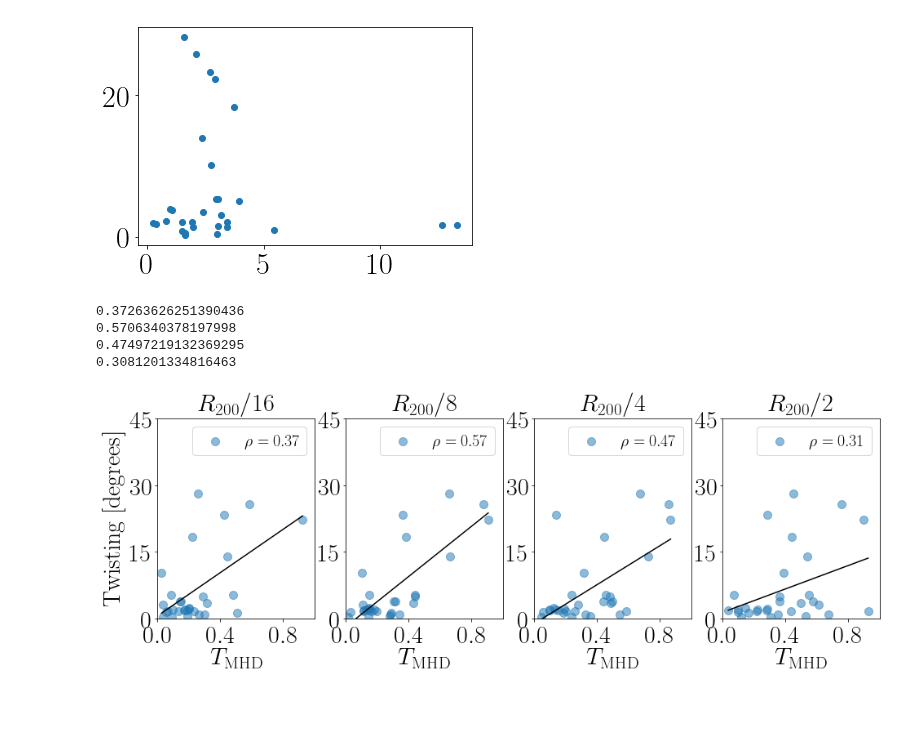
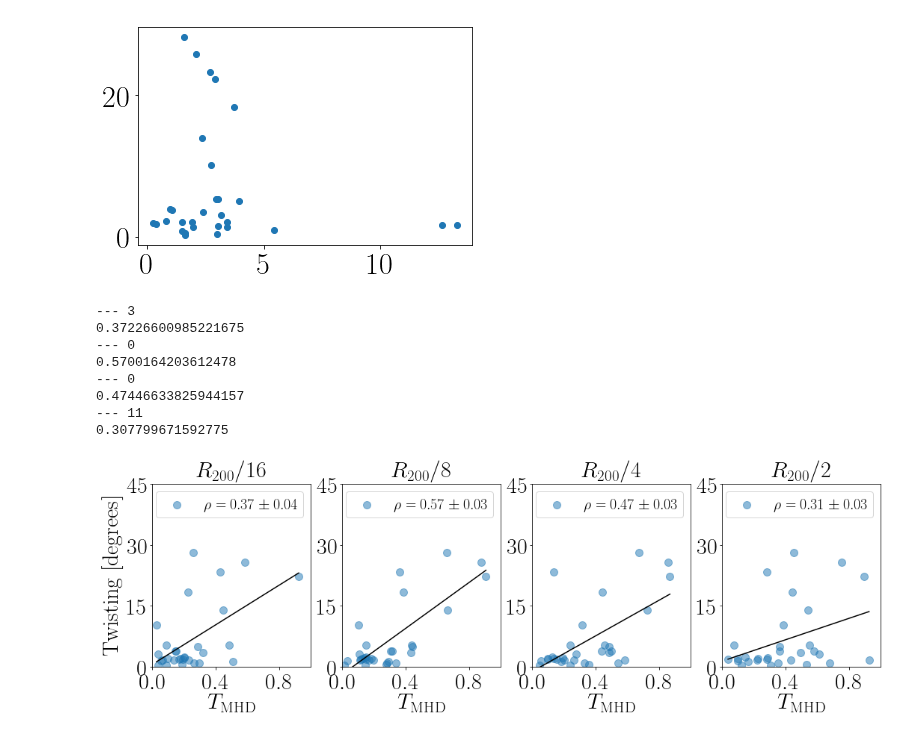
Before and after one commit to jdprada1760/Paper_Halo_shapes, a Jupyter notebook: Code/Star_Disk_DM_Alignment.ipynb, the cells around one changed output. Drawn from its saved outputs; the diff is of its cells as text; code cells hidden in the pictures; blank space fills up the shorter version.

```diff
--- a/Code/Star_Disk_DM_Alignment.ipynb
+++ b/Code/Star_Disk_DM_Alignment.ipynb
@@ -360,6 +364,17 @@ main_props['f_acc'] = disk_properties[:,11]
 main_props['bulge_age'] = age_stars[:,2]
 main_props['disc_age'] = age_stars[:,1]
 main_props['halo_age'] = age_dark_matter[:,1]
+# %%
+def my_spearmanr_stats(x_values, y_values):
+    n_points = len(x_values)
+    r_values = np.ones(n_points)
+    for i in range(n_points):
+        new_x = np.delete(x_values, i)
+        new_y = np.delete(y_values, i)
+        r_values[i], p_values = scipy.stats.spearmanr(new_x, b=new_y)
+    #print(len(x_values), len(y_values))
+
+    return np.mean(r_values), np.std(r_values)
 # %%
 plt.figure(figsize=(18,5))
 xlabel = dict()
@@ -402,13 +417,13 @@ for i_axis, props in enumerate([ 'bulge_age', 'disc_age', 'halo_age']):
     delta_angles_DM = np.std(angles_DM, axis=0)
     print(np.median(delta_angles), np.mean(delta_angles), np.std(delta_angles))
     print(np.shape(angles))
-    r_value_spearman, p_values = scipy.stats.spearmanr(main_props[props], delta_angles)
+    r_value_spearman, r_value_sigma = my_spearmanr_stats(main_props[props], delta_angles)
     slope, intercept, r_value, p_value, std_err = scipy.stats.linregress(main_props[props], delta_angles)
     x = np.linspace(main_props[props].min(), main_props[props].max(), 20)
     y = slope*x + intercept
     plt.plot(x, y, color='black')
 
-    plt.scatter(main_props[props], delta_angles, s=200, alpha=0.5, label=r'$\rho = {:.2f}$'.format(r_value_spearman))
+    plt.scatter(main_props[props], delta_angles, s=200, alpha=0.5, label=r'$\rho = {:.2f}\pm{:.2f}$'.format(r_value_spearman, r_value_sigma))
     #plt.ylabel(r'$\Delta \arccos (\mid \hat{c}_{\rm halo} \cdot \hat{c}_{\rm disk}\mid) [{\rm degrees}]$')
     if i_axis==0:
         plt.ylabel(r'${\rm Twisting}\ [{\rm degrees}]$')
@@ -473,13 +491,13 @@ for i_axis, props in enumerate(['rho_gas','D/T','R_opt']):
     delta_angles_DM = np.std(angles_DM, axis=0)
     print(np.median(delta_angles), np.mean(delta_angles), np.std(delta_angles))
     print(np.shape(angles))
-    r_value_spearman, p_values = scipy.stats.spearmanr(main_props[props], delta_angles)
+    r_value_spearman, r_value_sigma = my_spearmanr_stats(main_props[props], delta_angles)
     slope, intercept, r_value, p_value, std_err = scipy.stats.linregress(main_props[props], delta_angles)
     x = np.linspace(main_props[props].min(), main_props[props].max(), 20)
     y = slope*x + intercept
     plt.plot(x, y, color='black')
 
-    plt.scatter(main_props[props], delta_angles, s=200, alpha=0.5, label=r'$\rho = {:.2f}$'.format(r_value_spearman))
+    plt.scatter(main_props[props], delta_angles, s=200, alpha=0.5, label=r'$\rho = {:.2f}\pm{:.2f}$'.format(r_value_spearman, r_value_sigma))
     #plt.ylabel(r'$\Delta \arccos (\mid \hat{c}_{\rm halo} \cdot \hat{c}_{\rm disk}\mid) [{\rm degrees}]$')
     if i_axis==0:
         plt.ylabel(r'${\rm Twisting}\ [{\rm degrees}]$')
@@ -717,38 +738,55 @@ print(np.mean(delta_angles_DM), np.mean(delta_angles))
 # %%
 i_radius = 1
 titles = dict()
 titles[0] = r"$R_{200}/16$"
 titles[1] = r"$R_{200}/8$"
 titles[2] = r"$R_{200}/4$"
 titles[3] = r"$R_{200}/2$"
 titles[4] = r"$R_{200}$"
 
-figure = plt.figure(figsize=(20,4.5))
+figure = plt.figure(figsize=(22,4.5))
 for i_radius in range(4):
     plt.subplot(1,5,i_radius+1)
     slope, intercept, r_value, p_value, std_err = scipy.stats.linregress(T_MHD[:,i_radius], delta_angles)
     x = np.linspace(T_MHD[:,i_radius].min(), T_MHD[:,i_radius].max(), 20)
     y = slope*x + intercept
     plt.plot(x, y, color='black')
 
-    r_value_spearman, p_values = scipy.stats.spearmanr(T_MHD[:,i_radius], delta_angles)
-    plt.scatter(T_MHD[:,i_radius],delta_angles,label= r"$\rho = {:.2f}$".format(r_value_spearman), s=100, alpha=0.5) # 1/8 R
+    r_value_spearman, r_value_sigma = my_spearmanr_stats(T_MHD[:,i_radius], delta_angles)
 
+
+    plt.scatter(T_MHD[:,i_radius],delta_angles,label= r"$\rho = {:.2f}\pm{:.2f}$".format(r_value_spearman, r_value_sigma),
+                s=100, alpha=0.5) # 1/8 R
+
+    count_lim = 0
+    for iii in range(100):
+        a = T_MHD[:,i_radius].copy()
+        b = delta_angles.copy()
+        np.random.shuffle(a)
+        np.random.shuffle(b)
+        r_value_spearman_r, r_value_sigma_r = my_spearmanr_stats(a, b)
+        if(np.abs(r_value_spearman_r) > np.abs(r_value_spearman)):
+            count_lim += 1
+    print('---',count_lim)
 
     print(r_value_spearman)
     plt.ylim([0,45])
     plt.xlim([0,1])
     plt.xticks(np.linspace(0,0.8,3))
     plt.yticks(np.linspace(0,45,4))
     plt.xlabel(r"$T_{\rm MHD}$")
     plt.legend(fontsize=20)
     if i_radius==0:
         plt.ylabel(r'${\rm Twisting}\ [{\rm degrees}]$')
     plt.title(titles[i_radius])
 plt.savefig('../Document/correlations_twisting_triaxiality_MHD.pdf',bbox_inches='tight')
 # %% [output]
-0.37263626251390436
-0.5706340378197998
-0.47497219132369295
-0.3081201334816463
+--- 3
+0.37226600985221675
+--- 0
+0.5700164203612478
+--- 0
+0.47446633825944157
+--- 11
+0.307799671592775
-[figure, old version]
+[figure, new version]
```
Also changed, not shown: parts of 3 cells of this notebook, 2 other files.
